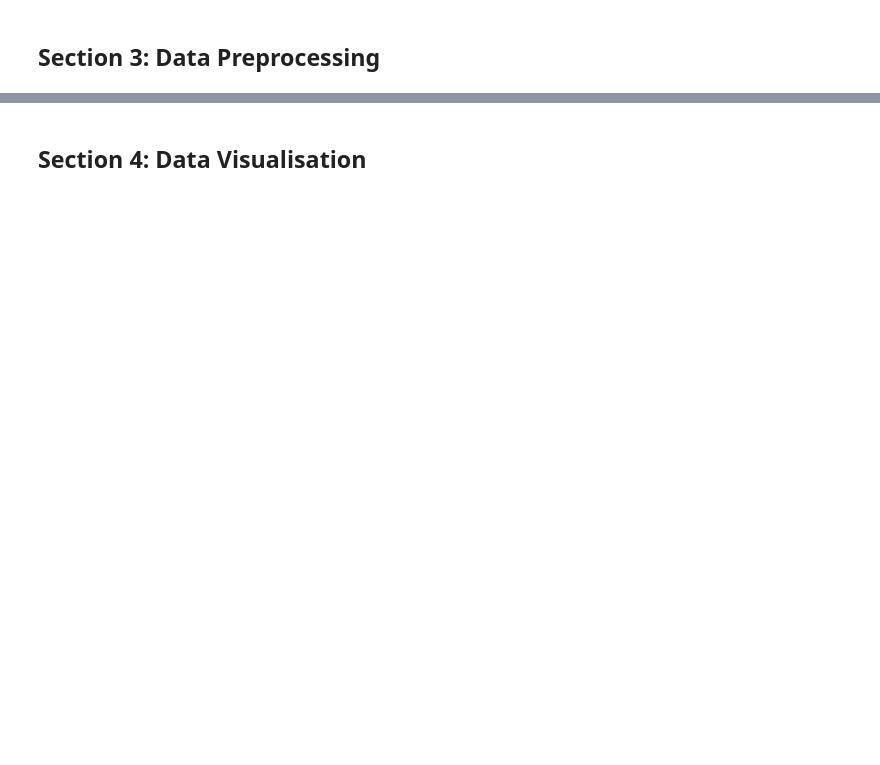
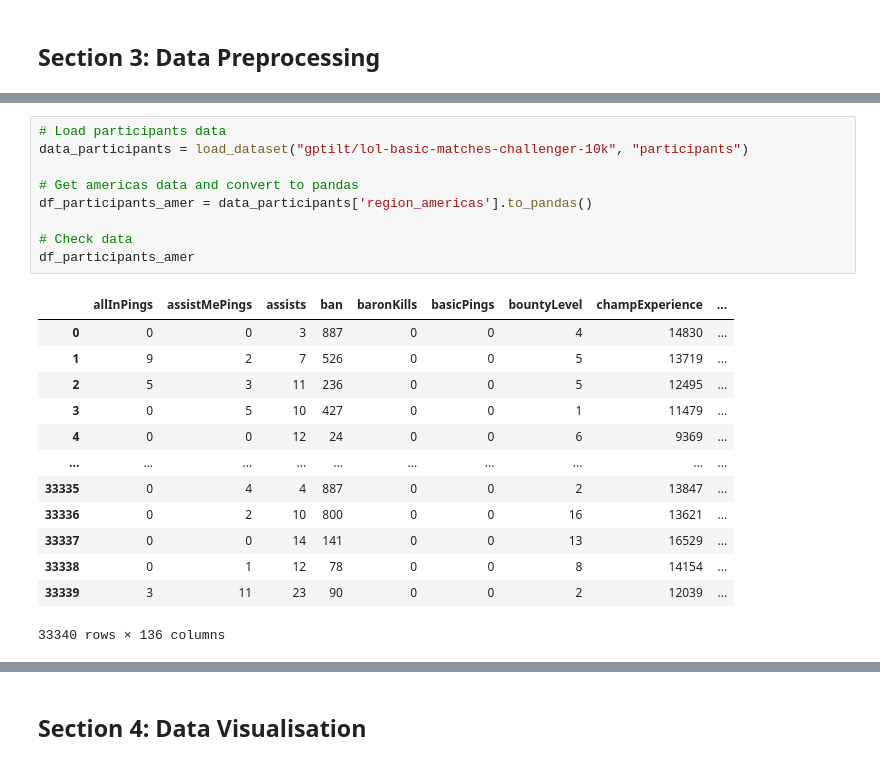
Before and after one commit to lybytes/lol-toxicity-analysis, a Jupyter notebook: ST445_Project_Main.ipynb, the cells around one changed output, grey strips where cells are left out. Saved outputs shown, nothing was run; the diff lists cells and outputs as text; blank space fills up the shorter version.

```diff
--- a/ST445_Project_Main.ipynb
+++ b/ST445_Project_Main.ipynb
@@ -27,0 +65,23 @@ Please ensure necessary libraries are installed on your environment. Here is a l
+# %%
+# Load participants data
+data_participants = load_dataset("gptilt/lol-basic-matches-challenger-10k", "participants")
+
+# Get americas data and convert to pandas
+df_participants_amer = data_participants['region_americas'].to_pandas()
+
+# Check data
+df_participants_amer
+# %% [output]
+|  | allInPings | assistMePings | assists | ban | baronKills | basicPings | bountyLevel | champExperience | ... |
+| 0 | 0 | 0 | 3 | 887 | 0 | 0 | 4 | 14830 | ... |
+| 1 | 9 | 2 | 7 | 526 | 0 | 0 | 5 | 13719 | ... |
+| 2 | 5 | 3 | 11 | 236 | 0 | 0 | 5 | 12495 | ... |
+| 3 | 0 | 5 | 10 | 427 | 0 | 0 | 1 | 11479 | ... |
+| 4 | 0 | 0 | 12 | 24 | 0 | 0 | 6 | 9369 | ... |
+| ... | ... | ... | ... | ... | ... | ... | ... | ... | ... |
+| 33335 | 0 | 4 | 4 | 887 | 0 | 0 | 2 | 13847 | ... |
+| 33336 | 0 | 2 | 10 | 800 | 0 | 0 | 16 | 13621 | ... |
+| 33337 | 0 | 0 | 14 | 141 | 0 | 0 | 13 | 16529 | ... |
+| 33338 | 0 | 1 | 12 | 78 | 0 | 0 | 8 | 14154 | ... |
+| 33339 | 3 | 11 | 23 | 90 | 0 | 0 | 2 | 12039 | ... |
+33340 rows × 136 columns
```
Also changed, not shown: parts of 11 cells of this notebook.
